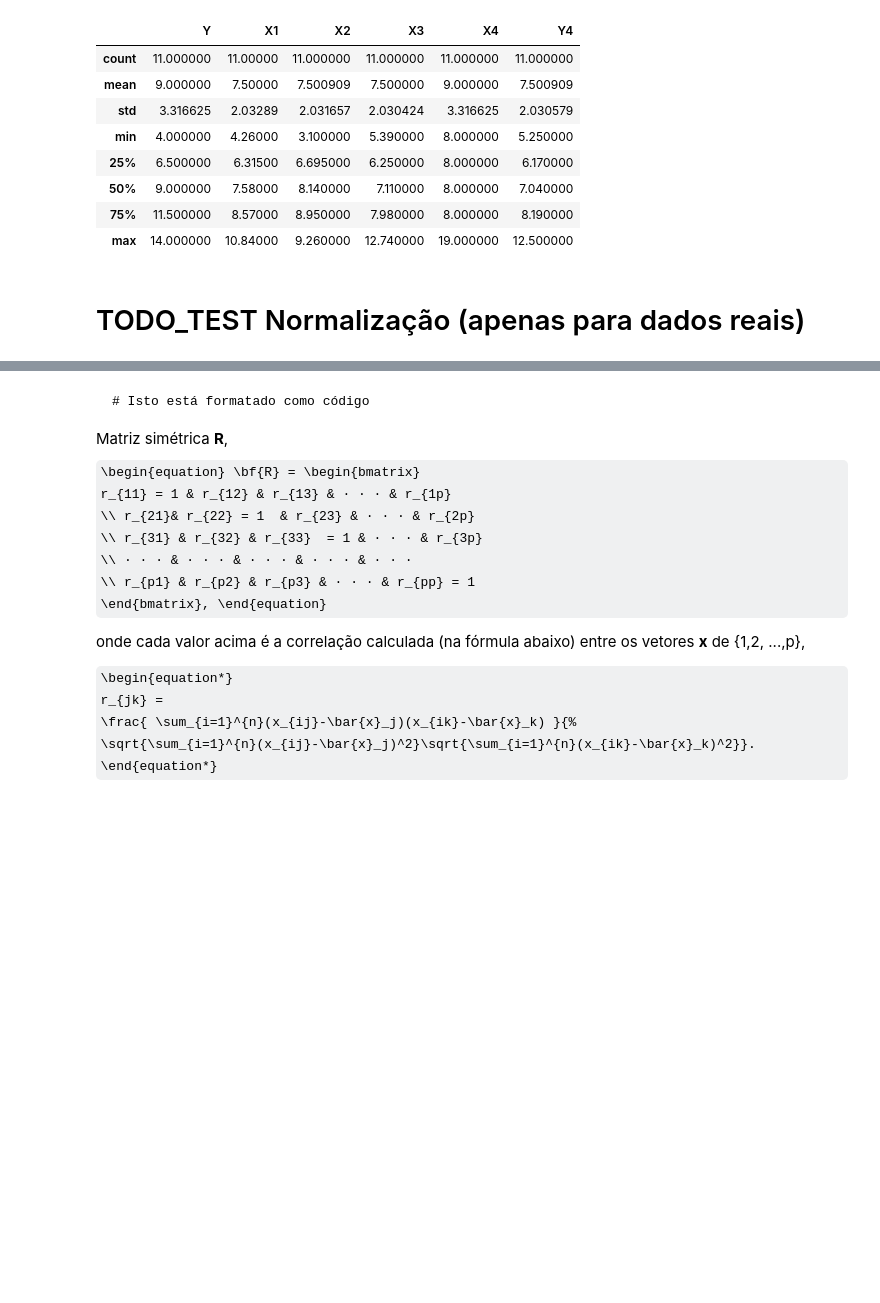
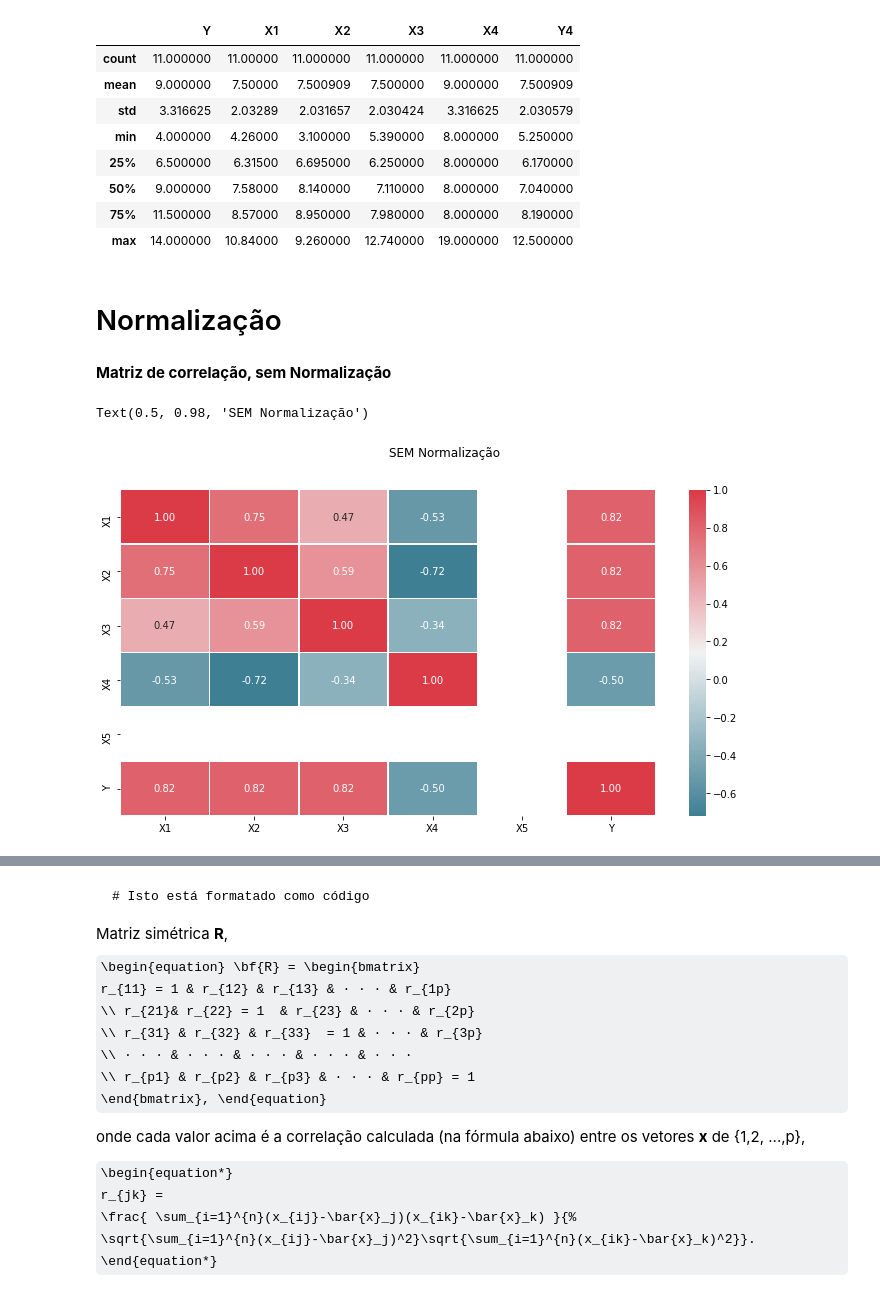
Before and after one commit to luizleroy/predictive_analytics, a Jupyter notebook: new.ipynb, the cells around one changed output, grey strips where cells are left out. Saved outputs shown, nothing was run; the diff lists cells and outputs as text; code cells hidden in the pictures; some formulas as TeX source; blank space fills up the shorter version.

Commit message:
Dados do Quarteto de Ascombe e suas correlações COM e SEM normalização.

```diff
--- a/new.ipynb
+++ b/new.ipynb
@@ -115,5 +115,17 @@ data_para_treinamento_ascombe.describe()
 | 50% | 9.000000 | 7.58000 | 8.140000 | 7.110000 | 8.000000 | 7.040000 |
 | 75% | 11.500000 | 8.57000 | 8.950000 | 7.980000 | 8.000000 | 8.190000 |
 | max | 14.000000 | 10.84000 | 9.260000 | 12.740000 | 19.000000 | 12.500000 |
-# %% [markdown]
-# TODO_TEST Normalização (apenas para dados reais)
+# %% [markdown]
+# Normalização
+# %% [markdown]
+**Matriz de correlação, sem Normalização**
+# %%
+df = pd.DataFrame(data_para_treinamento_ascombe,columns=['X1','X2','X3','X4','X5', 'Y'])
+corrMatrix = df.corr()
+cmap = sn.diverging_palette(220,10,as_cmap=True)
+fig, ax = plt.subplots(figsize=(12,6))
+sn.heatmap(corrMatrix,annot=True,linewidths=0.5,ax=ax,fmt='.2f',cmap=cmap)
+fig.suptitle("SEM Normalização")
+# %% [output]
+Text(0.5, 0.98, 'SEM Normalização')
+[figure, added]
```
Also changed, not shown: parts of 7 cells of this notebook.
